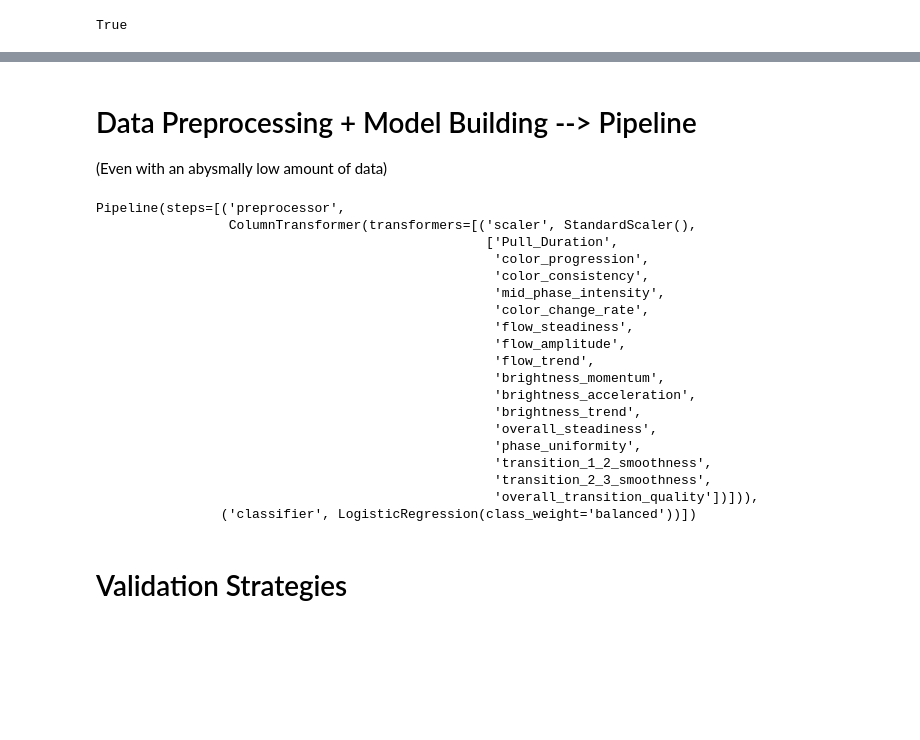
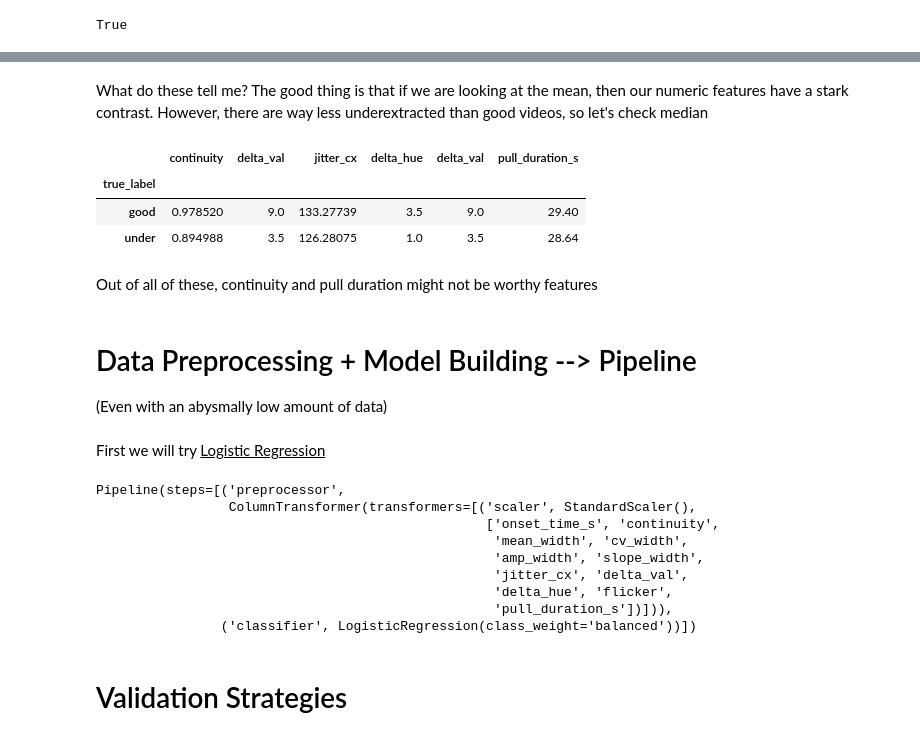
Before and after one commit to anichip/EspressFlowCV, a Jupyter notebook: initial_model.ipynb, the cells around one changed output, grey strips where cells are left out. Cells and saved outputs as stored; diff of their text form; code cells hidden in the pictures; blank space fills up the shorter version.

Commit message:
running with these thresholds now. fine tuning ML as we go

```diff
--- a/initial_model.ipynb
+++ b/initial_model.ipynb
@@ -54,3 +61,14 @@ aggregate_feat(df,["flow_amplitude","phase_uniformity","brightness_trend"])
+# %% [markdown]
+What do these tell me? The good thing is that if we are looking at the mean, then our numeric features have a stark contrast. However, there are way less underextracted than good videos, so let's check median
+# %%
+aggregate_median(df,["continuity","delta_val","jitter_cx","delta_hue","delta_val","pull_duration_s"])
+# %% [output]
+|  | continuity | delta_val | jitter_cx | delta_hue | delta_val | pull_duration_s |
+| true_label |  |  |  |  |  |  |
+| good | 0.978520 | 9.0 | 133.27739 | 3.5 | 9.0 | 29.40 |
+| under | 0.894988 | 3.5 | 126.28075 | 1.0 | 3.5 | 28.64 |
+# %% [markdown]
+Out of all of these, continuity and pull duration might not be worthy features
 # %% [markdown]
 # Data Preprocessing + Model Building --> Pipeline
 
@@ -61,10 +79,12 @@ from sklearn.model_selection import train_test_split
 from sklearn.preprocessing import StandardScaler, LabelEncoder
 from sklearn.pipeline import Pipeline
 from sklearn.linear_model import LogisticRegression
+# %% [markdown]
+First we will try <u>Logistic Regression</u>
 # %%
 # Separate features and target
-X = df.drop(columns=["Category", "Video_Name","Frames_Processed"])
-y = df["Category"].to_numpy()
+X = df.drop(columns=["true_label", "label_rule_based","frame_folder"])
+y = df["true_label"].to_numpy()
 
 encoder = LabelEncoder()
 y_encoded = encoder.fit_transform(y)
@@ -92,22 +112,12 @@ pipeline_1.fit(X_train,y_train)
 # %% [output]
 Pipeline(steps=[('preprocessor',
                  ColumnTransformer(transformers=[('scaler', StandardScaler(),
-                                                  ['Pull_Duration',
-                                                   'color_progression',
-                                                   'color_consistency',
-                                                   'mid_phase_intensity',
-                                                   'color_change_rate',
-                                                   'flow_steadiness',
-                                                   'flow_amplitude',
-                                                   'flow_trend',
-                                                   'brightness_momentum',
-                                                   'brightness_acceleration',
-                                                   'brightness_trend',
-                                                   'overall_steadiness',
-                                                   'phase_uniformity',
-                                                   'transition_1_2_smoothness',
-                                                   'transition_2_3_smoothness',
-                                                   'overall_transition_quality'])])),
+                                                  ['onset_time_s', 'continuity',
+                                                   'mean_width', 'cv_width',
+                                                   'amp_width', 'slope_width',
+                                                   'jitter_cx', 'delta_val',
+                                                   'delta_hue', 'flicker',
+                                                   'pull_duration_s'])])),
                 ('classifier', LogisticRegression(class_weight='balanced'))])
 # %%
 y_pred_1 = pipeline_1.predict(X_test)
```
Also changed, not shown: parts of 8 cells of this notebook, 1 other file.
